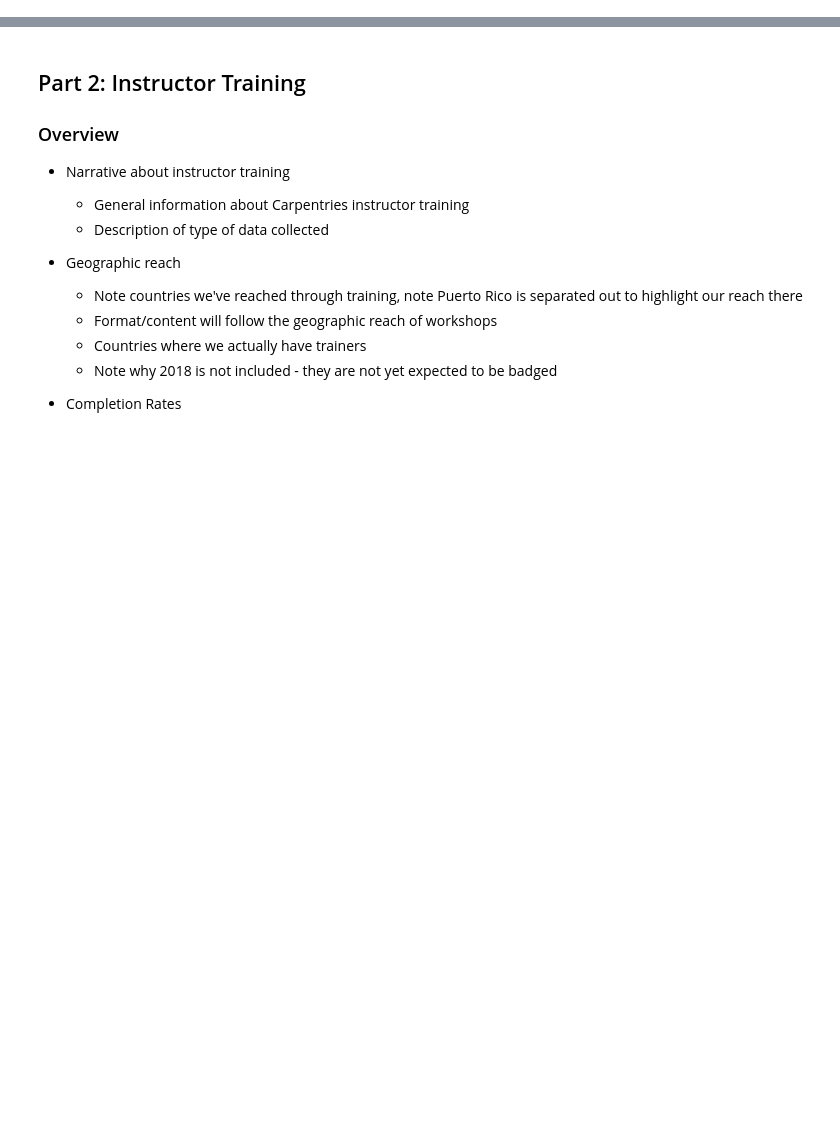
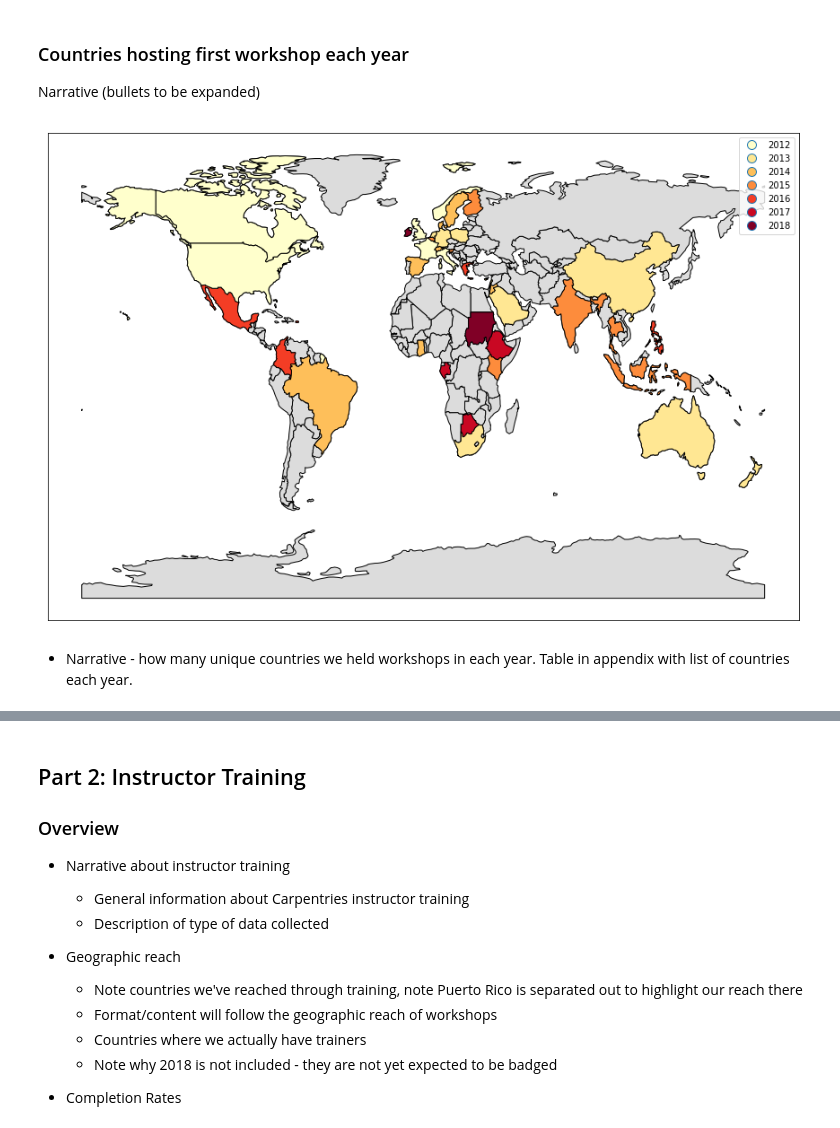
Before and after one commit to carpentries/assessment, a Jupyter notebook: programmatic-assessment/workshops/final_report_outline.ipynb, the cells around one changed output, grey strips where cells are left out. Cells and saved outputs as stored; diff of their text form; code cells hidden in the pictures; blank space fills up the shorter version.

```diff
--- a/programmatic-assessment/workshops/final_report_outline.ipynb
+++ b/programmatic-assessment/workshops/final_report_outline.ipynb
@@ -7,6 +30,9 @@ import pandas as pd
 import pycountry
 
 %matplotlib inline
+# %%
+# Setting up base maps
+world = gpd.read_file(gpd.datasets.get_path('naturalearth_lowres')) # world map
 # %% [markdown]
 # The Carpentries: Programmatic Assessment Report
 ## January 1, 2012 through March 31, 2018
@@ -49,0 +285,71 @@ Data are collected by a team of Workshop Administrators.  In Africa, Australia,
+# %% [markdown]
+### Countries hosting first workshop each year
+Narrative (bullets to be expanded)
+# %%
+
+
+# When did each country have its first workshop?
+
+w2 = workshops_by_country_year.copy()
+
+# See https://stackoverflow.com/questions/31828240/first-non-null-value-per-row-from-a-list-of-pandas-columns
+# and
+# https://stackoverflow.com/questions/38467749/find-first-non-zero-value-in-each-row-of-pandas-dataframe
+
+# Fill zero values with Nan to make them non valid values
+res = w2[w2 != 0.0]
+first_workshop = res.apply(pd.Series.first_valid_index, axis=1)
+
+# Create a new data frame with columns for year and country
+first_workshop = pd.DataFrame({'year': first_workshop.values.astype(str), 'country': first_workshop.index.values}, index=None)
+
+# Sort this by year
+first_workshop.sort_values(by='year', inplace=True)
+
+# Change "2018Q1" to 2018
+first_workshop.replace('2018Q1', 2018, inplace=True)
+
+# Make all values ints
+first_workshop.year = first_workshop.year.astype(int)
+# first_workshop
+
+# Make country a column, not index
+# first_workshop.reset_index(inplace=True)
+
+
+# Rename column "country" to "name" to be able to merge with geodata
+first_workshop.rename(columns={'country':'name'}, inplace=True)
+
+# Merge first_workshop df and geodata df to a df used for map
+first_wkshp_map = pd.merge(world, first_workshop, on='name', how='left')
+
+# Create map canvas
+fig, ax = plt.subplots(figsize=(15,10))
+
+
+# Fill NAs with Zero so map can read
+first_wkshp_map.fillna(0, inplace=True)
+
+# Drop the zero values so they are not in the legend or color scale
+first_wkshp_map = first_wkshp_map[(first_wkshp_map.year != 0)]
+
+# Years as ints, not floats
+first_wkshp_map['year'] = first_wkshp_map['year'] .astype(int)
+
+# Plot basemap all in gray
+world.plot(ax=ax, color='#DCDCDC', edgecolor='black')
+
+
+# Overlay plot of countries in color scale
+first_wkshp_map.plot(ax=ax, column='year', categorical=True, legend=True, cmap="YlOrRd", edgecolor = 'black')
+
+# Drop x & y axis ticks
+plt.xticks([], [])
+plt.yticks([], [])
+
+
+plt.show()
+# %% [output]
+[figure, added]
+# %% [markdown]
+* Narrative - how many unique countries we held workshops in each year. Table in appendix with list of countries each year.
```
Also changed, not shown: parts of 23 cells of this notebook, 1 other file.
